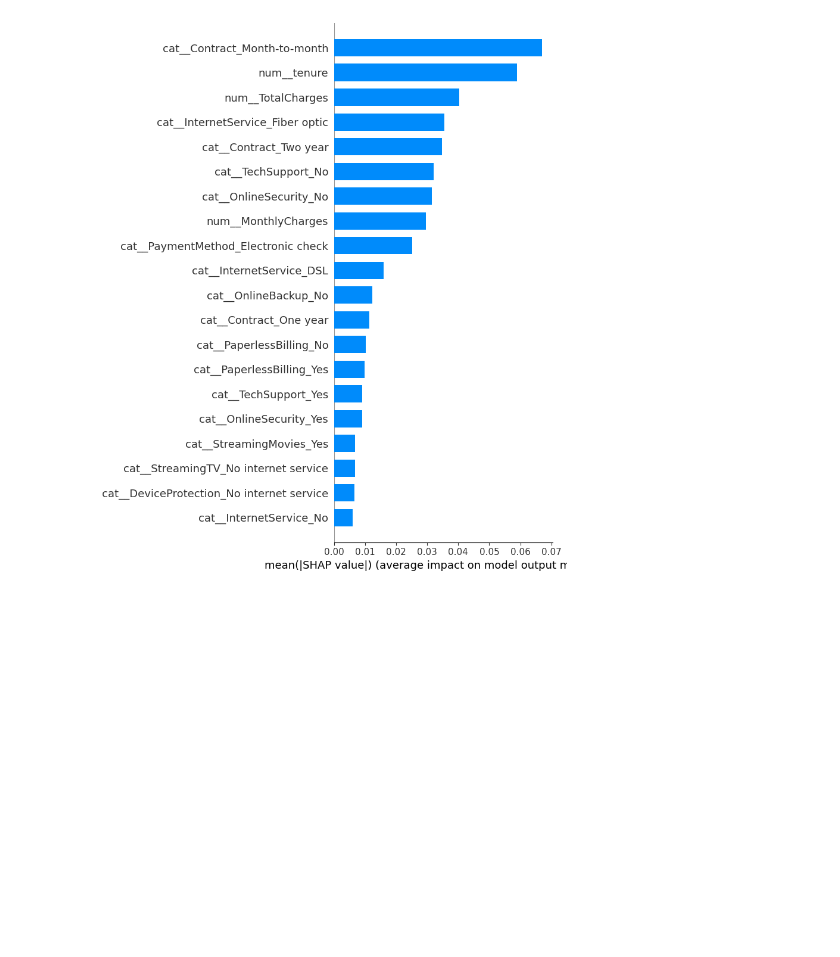
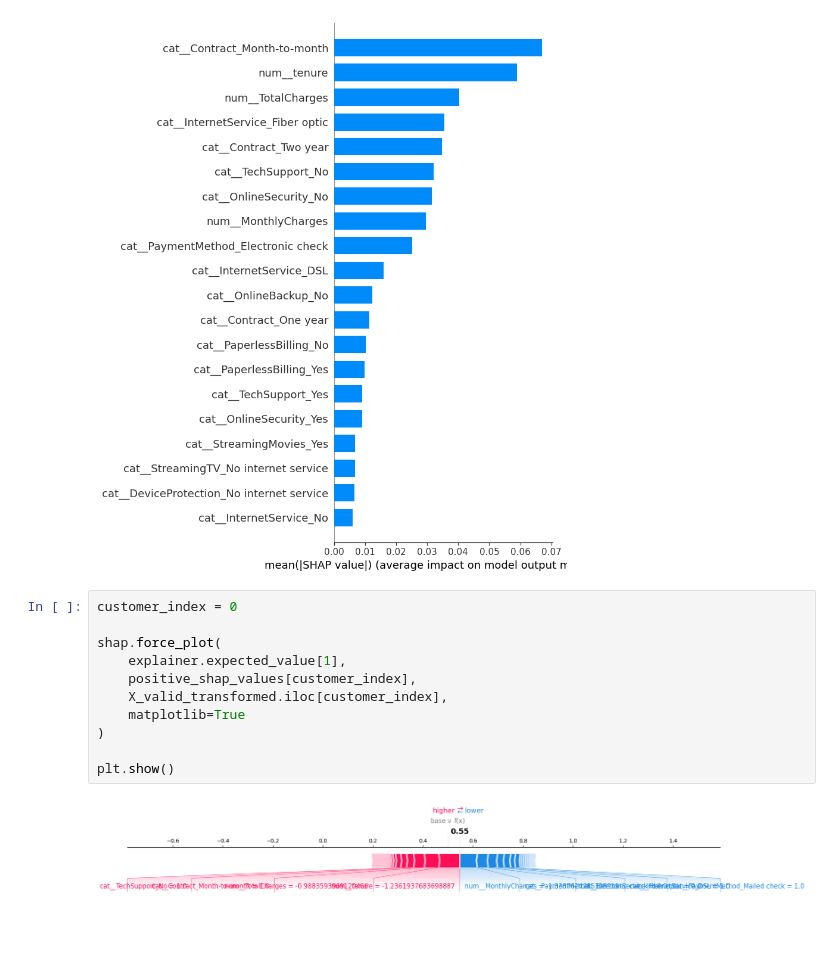
Before and after one commit to msmhtaghavi/customer-churn-prediction, a Jupyter notebook: notebooks/07_shap_explainability.ipynb, the cells around one changed output. Cells and saved outputs as stored; diff of their text form; blank space fills up the shorter version.

Commit message:
Explain individual customer predictions

```diff
--- a/notebooks/07_shap_explainability.ipynb
+++ b/notebooks/07_shap_explainability.ipynb
@@ -64,3 +64,16 @@ shap.summary_plot(
 )
 # %% [output]
 [figure]
+# %%
+customer_index = 0
+
+shap.force_plot(
+    explainer.expected_value[1],
+    positive_shap_values[customer_index],
+    X_valid_transformed.iloc[customer_index],
+    matplotlib=True
+)
+
+plt.show()
+# %% [output]
+[figure, added]
```
